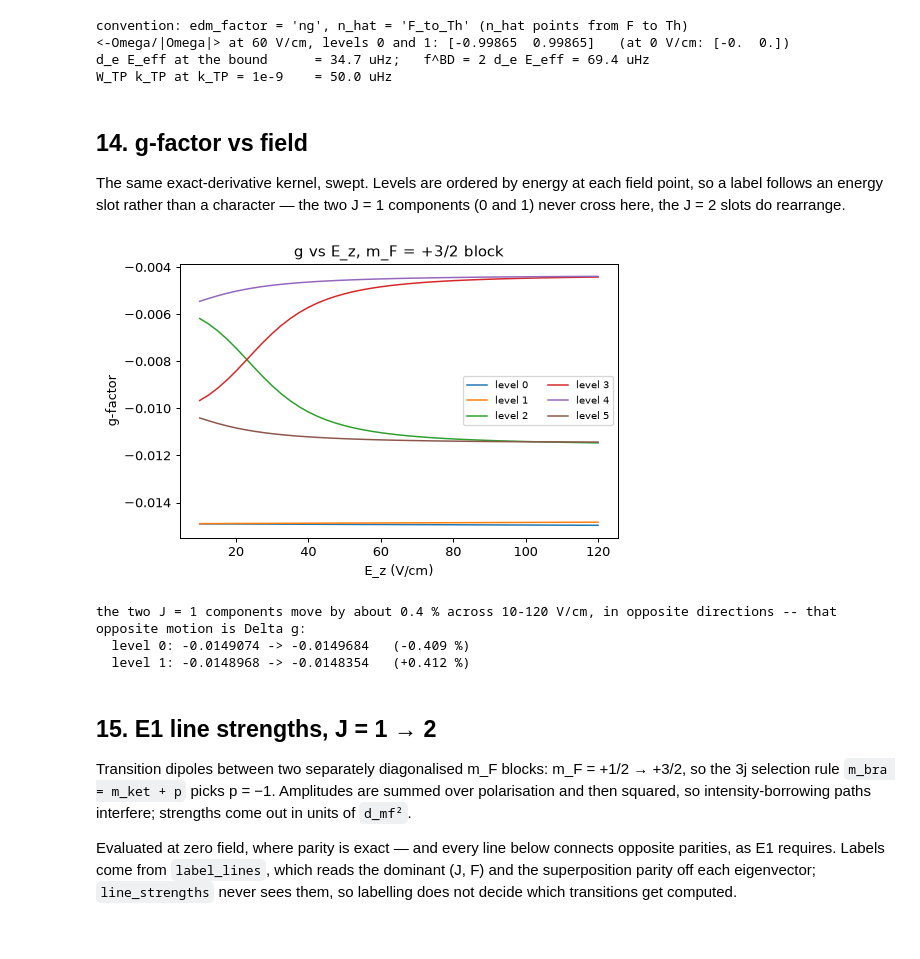
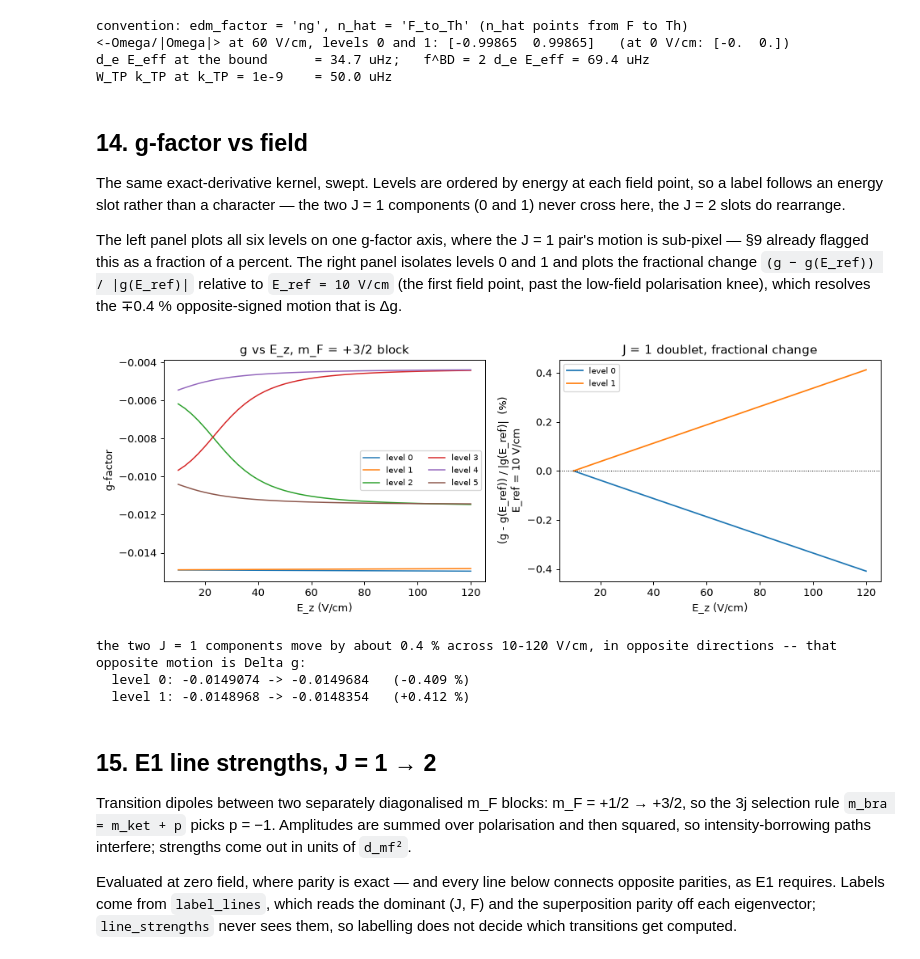
Before and after one commit to arianjad/heff, a Jupyter notebook: notebooks/ThF_plus_X3Delta1_Tutorial.ipynb, the cells around one changed output. Cells and saved outputs as stored; diff of their text form; code cells hidden in the pictures.

Commit message:
fix(task11): resolve the J=1 g-factor motion in the g-vs-field figure
Co-Authored-By: Claude Fable 5.1 <noreply@anthropic.com>

```diff
--- a/notebooks/ThF_plus_X3Delta1_Tutorial.ipynb
+++ b/notebooks/ThF_plus_X3Delta1_Tutorial.ipynb
@@ -565,24 +566,43 @@ W_TP k_TP at k_TP = 1e-9    = 50.0 uHz
 The same exact-derivative kernel, swept. Levels are ordered by energy at each
 field point, so a label follows an energy slot rather than a character — the
 two J = 1 components (0 and 1) never cross here, the J = 2 slots do rearrange.
+
+The left panel plots all six levels on one g-factor axis, where the J = 1
+pair's motion is sub-pixel — §9 already flagged this as a fraction of a
+percent. The right panel isolates levels 0 and 1 and plots the fractional
+change `(g − g(E_ref)) / |g(E_ref)|` relative to `E_ref = 10 V/cm` (the first
+field point, past the low-field polarisation knee), which resolves the ∓0.4 %
+opposite-signed motion that is Δg.
 # %%
-plt.figure(figsize=(6, 4))
+E_ref = Es[0]                                        # 10 V/cm, first field point (past the polarisation knee)
+g_ref = g_all[0, :2]
+frac_pct = (g_all[:, :2] - g_ref) / np.abs(g_ref) * 100     # levels 0, 1 only
+
+fig, ax = plt.subplots(1, 2, figsize=(11, 4))
 for s in range(6):
-    plt.plot(Es, g_all[:, s], lw=1.2, label=f'level {s}')
-plt.xlabel('E_z (V/cm)')
-plt.ylabel('g-factor')
-plt.title('g vs E_z, m_F = +3/2 block')
-plt.legend(fontsize=8, ncol=2)
+    ax[0].plot(Es, g_all[:, s], lw=1.2, label=f'level {s}')
+ax[0].set_xlabel('E_z (V/cm)')
+ax[0].set_ylabel('g-factor')
+ax[0].set_title('g vs E_z, m_F = +3/2 block')
+ax[0].legend(fontsize=8, ncol=2)
+
+for s in (0, 1):
+    ax[1].plot(Es, frac_pct[:, s], lw=1.4, label=f'level {s}')
+ax[1].axhline(0.0, ls=':', c='k', lw=0.8)
+ax[1].set_xlabel('E_z (V/cm)')
+ax[1].set_ylabel(f'(g - g(E_ref)) / |g(E_ref)|  (%)\nE_ref = {E_ref:.0f} V/cm')
+ax[1].set_title('J = 1 doublet, fractional change')
+ax[1].legend(fontsize=8)
 plt.tight_layout()
 plt.show()
 
 print("the two J = 1 components move by about 0.4 % across 10-120 V/cm, "
       "in opposite directions -- that opposite motion is Delta g:")
 for s in (0, 1):
     print(f"  level {s}: {g_all[0, s]:+.7f} -> {g_all[-1, s]:+.7f}   "
           f"({(g_all[-1, s] - g_all[0, s]) / abs(g_all[0, s]) * 100:+.3f} %)")
 # %% [output]
-[figure, old version]
+[figure, new version]
 the two J = 1 components move by about 0.4 % across 10-120 V/cm, in opposite directions -- that opposite motion is Delta g:
   level 0: -0.0149074 -> -0.0149684   (-0.409 %)
   level 1: -0.0148968 -> -0.0148354   (+0.412 %)
```
Also changed, not shown: parts of 2 cells of this notebook, 1 other file.
